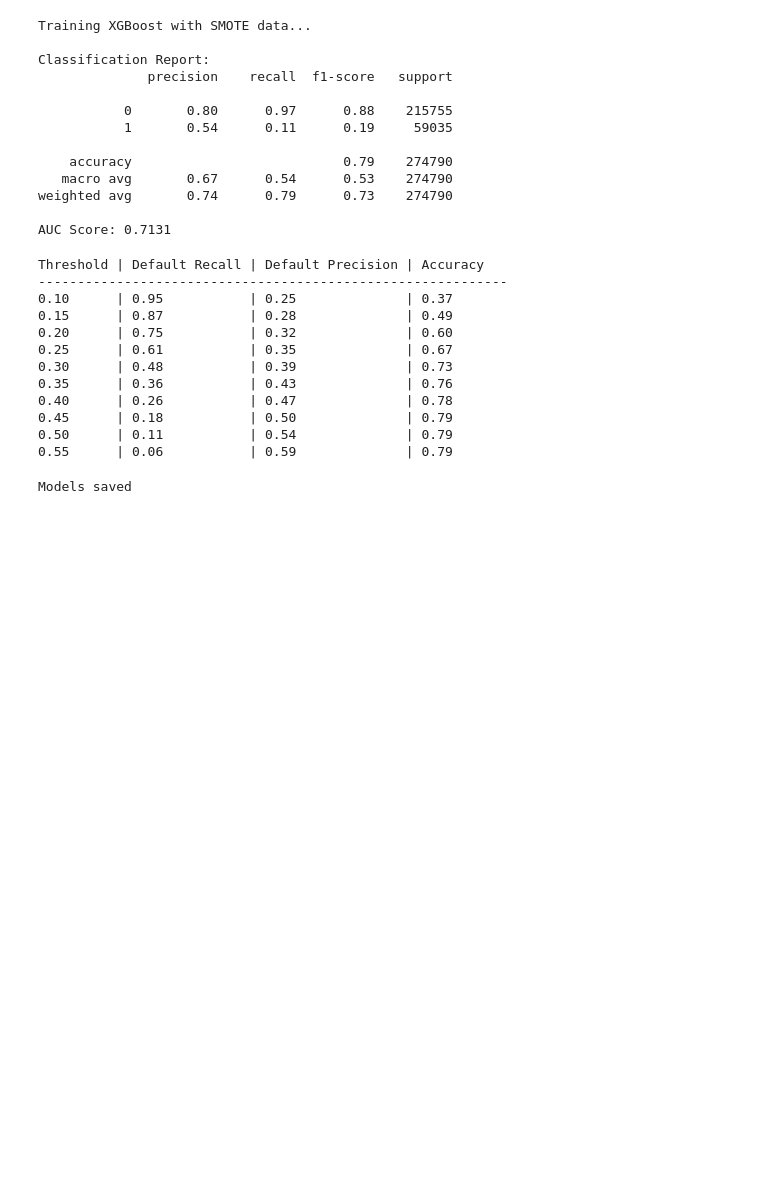
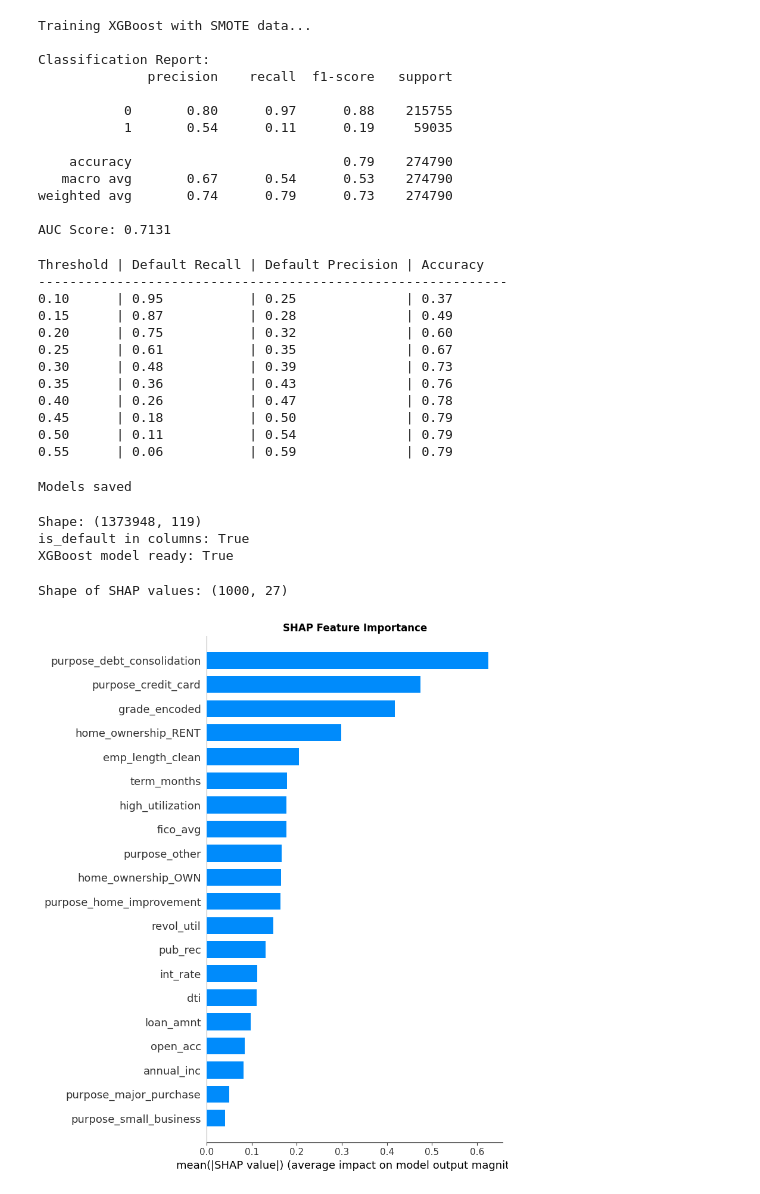
Before and after one commit to cindyzheng001-afk/loan-default-prediction, a Jupyter notebook: 01_eda.ipynb, the cells around one changed output. Cells and saved outputs as stored; diff of their text form; code cells hidden in the pictures; blank space fills up the shorter version.

```diff
--- a/01_eda.ipynb
+++ b/01_eda.ipynb
@@ -273,15 +273,3 @@ dti_bucket
 30-40    30.80
 40+      36.50
 Name: is_default, dtype: float64
-# %%
-# Default rate by DTI bucket
-df['dti_bucket'] = pd.cut(
-    df['dti'],
-    bins=[0, 10, 20, 30, 40, float('inf')],
-    labels=['0-10', '10-20', '20-30', '30-40', '40+']
-)
-
-dti_default = df.groupby('dti_bucket', observed=True)['is_default'].mean() * 100
-
-print("Default Rate by DTI Bucket:")
-print(dti_default.round(2))
@@ -873,3 +852,38 @@ joblib.dump(scaler, r'C:\Users\czhen\Desktop\loan-default-prediction\models\scal
 print("Models saved")
 # %% [output]
 Models saved
+# %%
+# Make sure everything is loaded:
+print("Shape:", df.shape)
+print("is_default in columns:", 'is_default' in df.columns)
+print("XGBoost model ready:", xgb_model is not None)
+# %% [output]
+Shape: (1373948, 119)
+is_default in columns: True
+XGBoost model ready: True
+# %%
+import shap
+
+# Create SHAP explainer using our XGBoost model
+explainer = shap.TreeExplainer(xgb_model)
+
+# SHAP on a sample of 1000 rows (full dataset would take too long)
+X_sample = X_test.sample(1000, random_state=42)
+
+#Calclate SHAP values
+shap_values = explainer.shap_values(X_sample)
+
+print("Shape of SHAP values:", shap_values.shape)
+# %% [output]
+Shape of SHAP values: (1000, 27)
+# %%
+# SHAP Summary Plot — feature importance
+plt.figure()
+shap.summary_plot(shap_values, X_sample, plot_type="bar", show=False)
+plt.title("SHAP Feature Importance", fontweight='bold')
+plt.tight_layout()
+plt.savefig(r'C:\Users\czhen\Desktop\loan-default-prediction\reports\shap_feature_importance.png',
+            dpi=150, bbox_inches='tight')
+plt.show()
+# %% [output]
+[figure, added]
```
Also changed, not shown: parts of 5 cells of this notebook.
